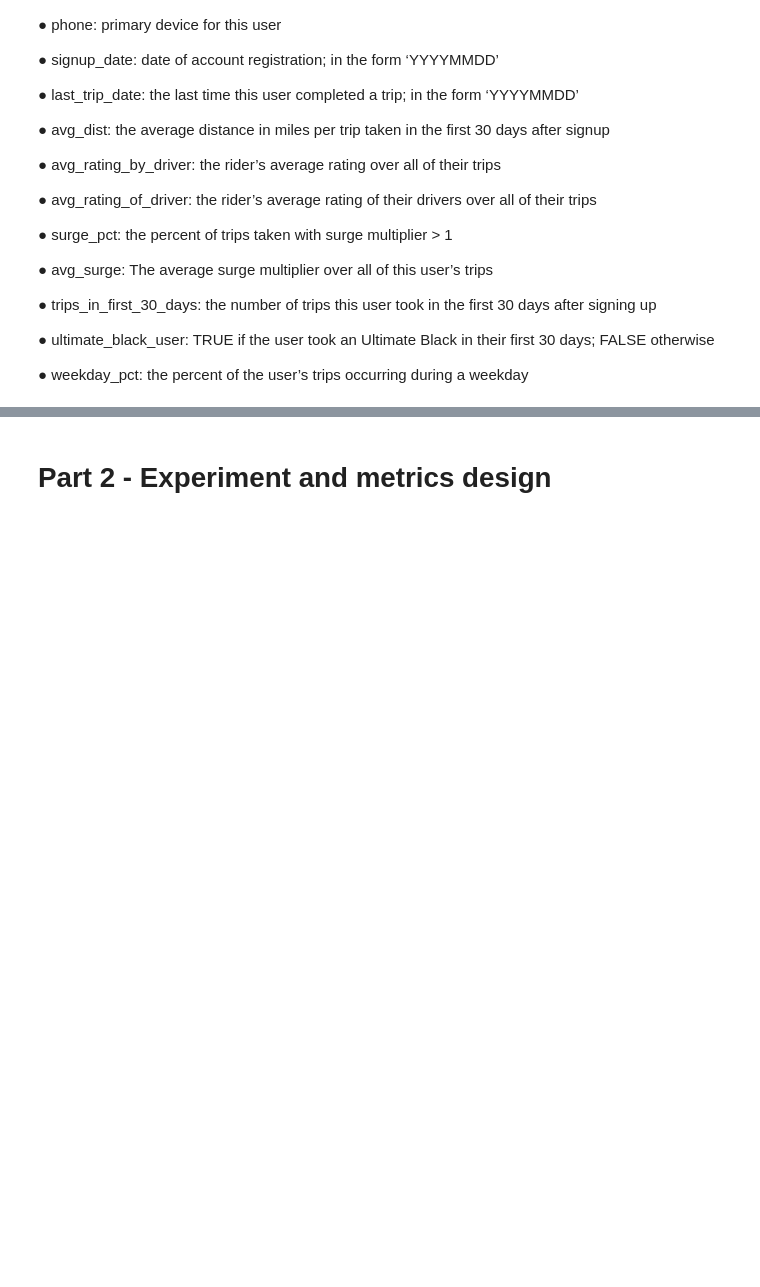
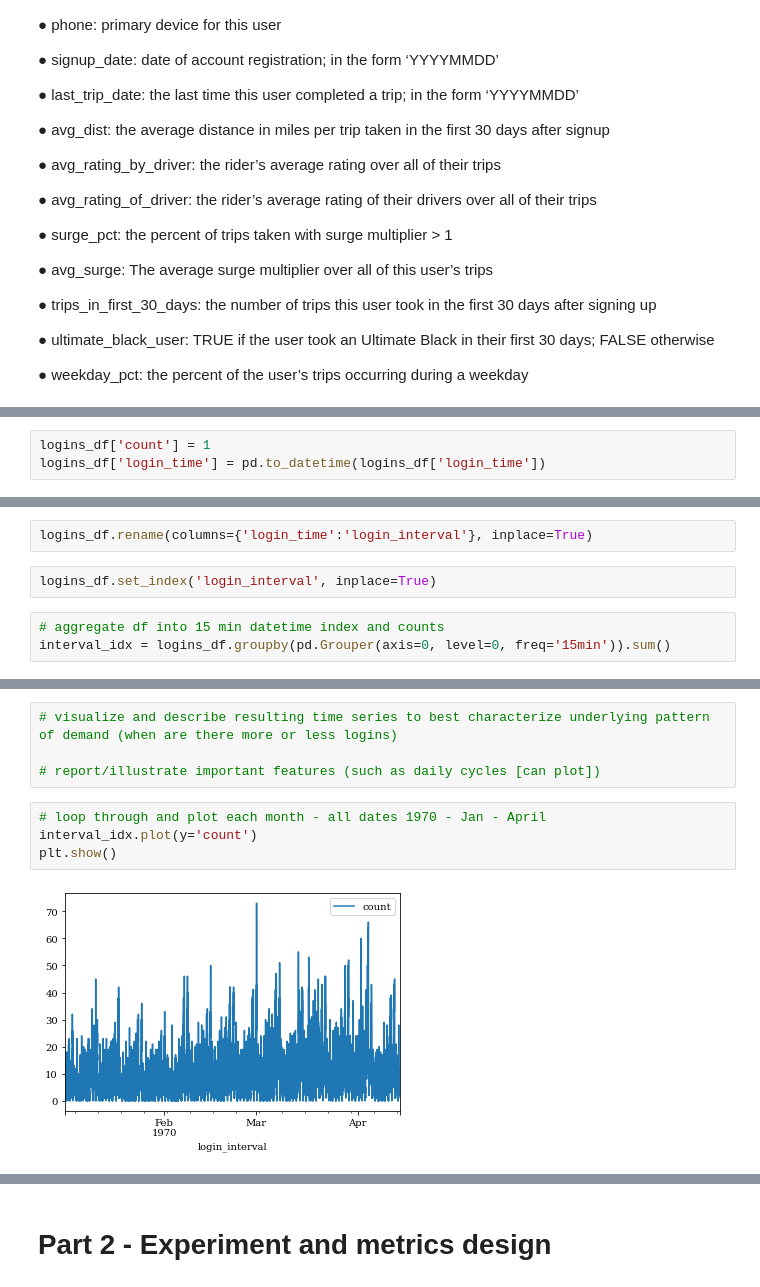
Before and after one commit to phebecarlson/Springboard, a Jupyter notebook: Interview Challenges/Ultimate Challenge/Interview Take Home - Ultimate Challenge .ipynb, the cells around one changed output, grey strips where cells are left out. Drawn from its saved outputs; the diff is of its cells as text; blank space fills up the shorter version.

```diff
--- a/Interview Challenges/Ultimate Challenge/Interview Take Home - Ultimate Challenge .ipynb
+++ b/Interview Challenges/Ultimate Challenge/Interview Take Home - Ultimate Challenge .ipynb
@@ -46,0 +89,3 @@ logins = json.loads('../logins.json')
+# %%
+logins_df['count'] = 1
+logins_df['login_time'] = pd.to_datetime(logins_df['login_time'])
@@ -46,0 +105,7 @@ logins = json.loads('../logins.json')
+# %%
+logins_df.rename(columns={'login_time':'login_interval'}, inplace=True)
+# %%
+logins_df.set_index('login_interval', inplace=True)
+# %%
+# aggregate df into 15 min datetime index and counts
+interval_idx = logins_df.groupby(pd.Grouper(axis=0, level=0, freq='15min')).sum()
@@ -46,0 +140,10 @@ logins = json.loads('../logins.json')
+# %%
+# visualize and describe resulting time series to best characterize underlying pattern of demand (when are there more or less logins)
+
+# report/illustrate important features (such as daily cycles [can plot])
+# %%
+# loop through and plot each month - all dates 1970 - Jan - April
+interval_idx.plot(y='count')
+plt.show()
+# %% [output]
+[figure, added]
```
Also changed, not shown: parts of 30 cells of this notebook.
